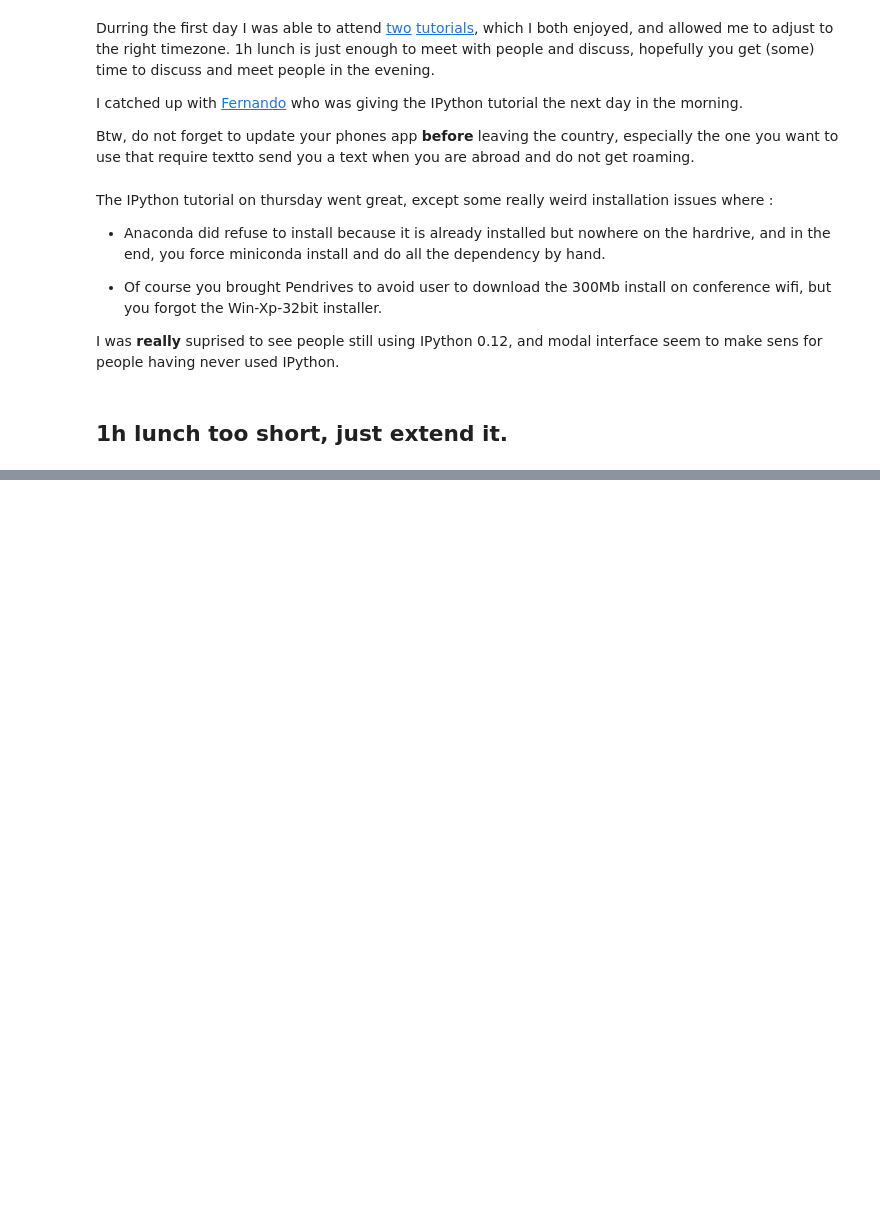
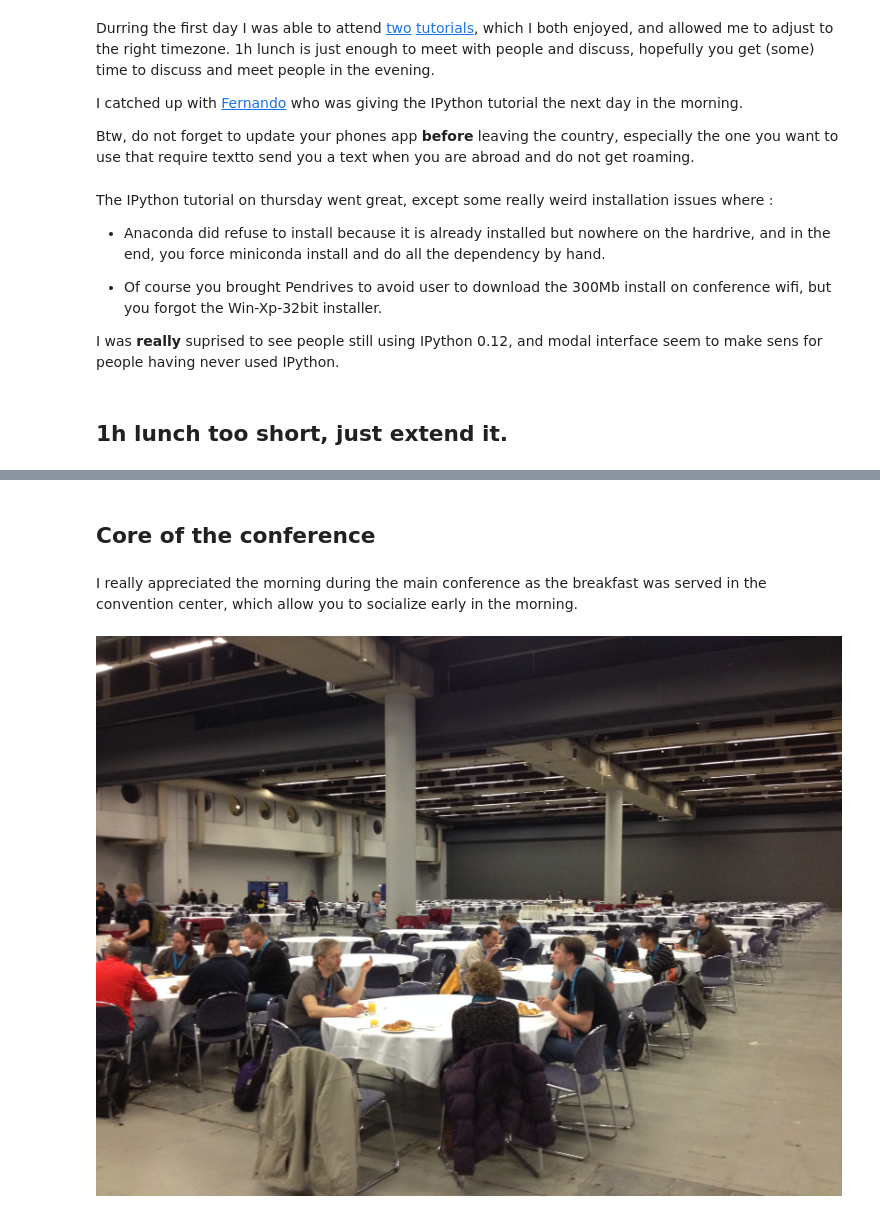
Before and after one commit to Carreau/posts, a Jupyter notebook: 13-PyCon2014.ipynb, the cells around one changed output, grey strips where cells are left out. Cells and saved outputs as stored; diff of their text form; code cells hidden in the pictures; blank space fills up the shorter version.

```diff
--- a/13-PyCon2014.ipynb
+++ b/13-PyCon2014.ipynb
@@ -57,0 +84,9 @@ then you show the community that you are ready to put time into supporting what
+# %% [markdown]
+## Core of the conference
+# %% [markdown]
+I really appreciated the morning during the main conference as the breakfast was served in the convention center, which allow you to socialize early in the morning.
+# %%
+from IPython.display import Image
+Image('breakfast.jpg')
+# %% [output]
+[figure, added]
```
Also changed, not shown: parts of 13 cells of this notebook, 3 other files.
